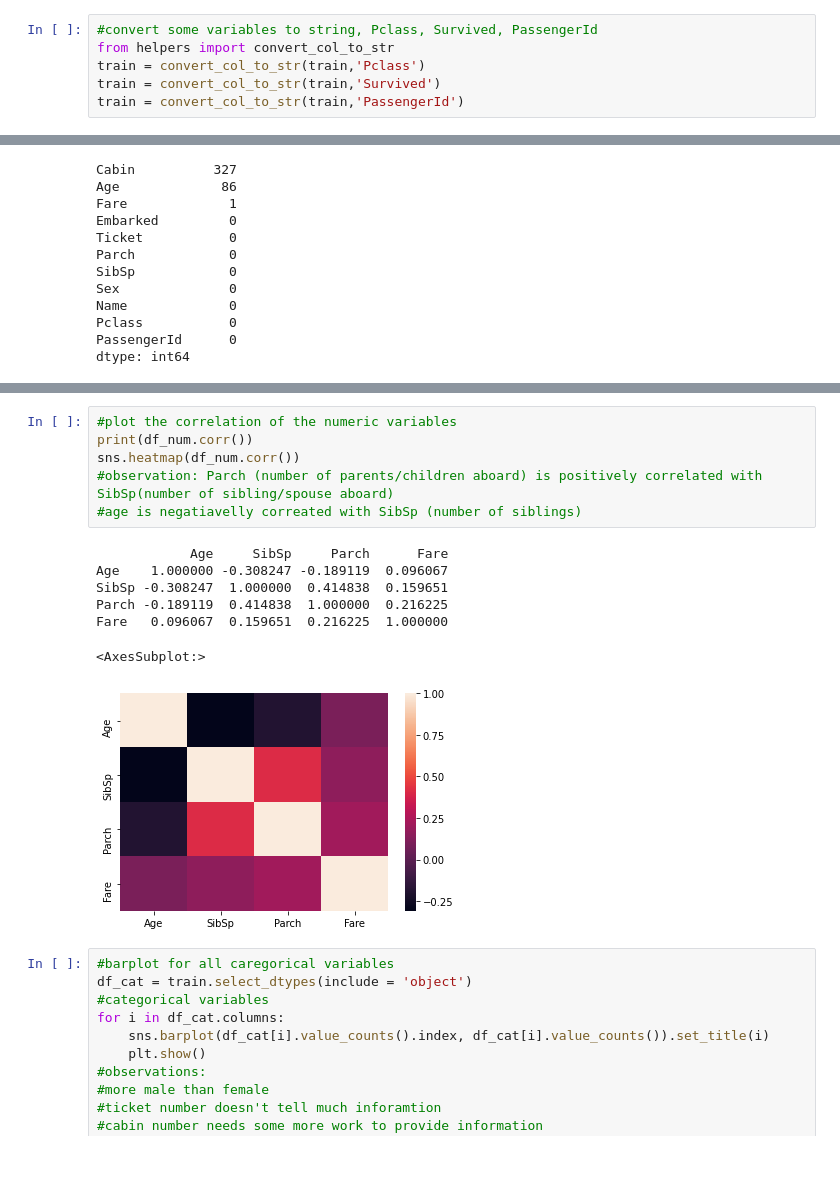
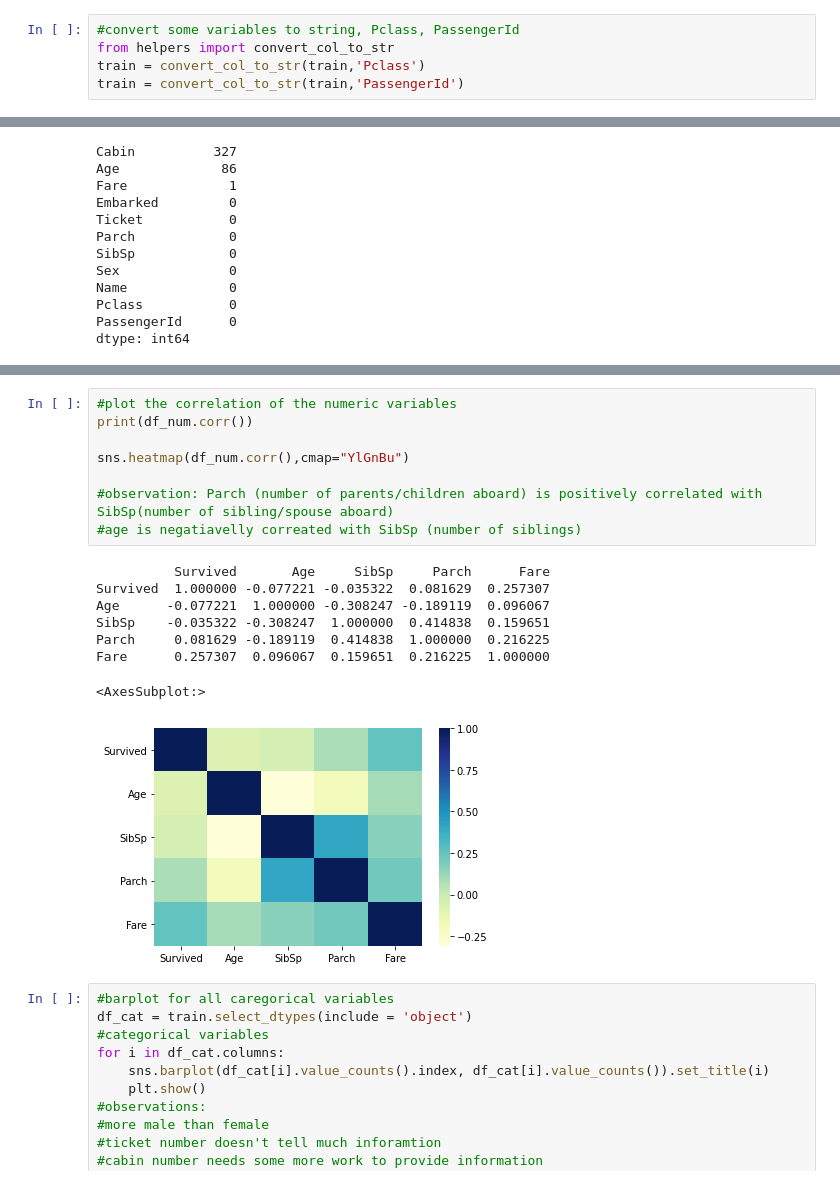
Before and after one commit to sindhri/titanic, a Jupyter notebook: titanic_EDA.ipynb, the cells around one changed output, grey strips where cells are left out. Cells and saved outputs as stored; diff of their text form.

Commit message:
added images

```diff
--- a/titanic_EDA.ipynb
+++ b/titanic_EDA.ipynb
@@ -77,10 +77,9 @@ train_test     891 non-null int64
 dtypes: float64(2), int64(6), object(5)
 memory usage: 90.6+ KB
 # %%
-#convert some variables to string, Pclass, Survived, PassengerId
+#convert some variables to string, Pclass, PassengerId
 from helpers import convert_col_to_str
 train = convert_col_to_str(train,'Pclass')
-train = convert_col_to_str(train,'Survived')
 train = convert_col_to_str(train,'PassengerId')
 # %%
 train.describe(include='all')
@@ -149,17 +149,20 @@ for i in df_num.columns:
 # %%
 #plot the correlation of the numeric variables
 print(df_num.corr())
-sns.heatmap(df_num.corr())
+
+sns.heatmap(df_num.corr(),cmap="YlGnBu")
+
 #observation: Parch (number of parents/children aboard) is positively correlated with SibSp(number of sibling/spouse aboard)
 #age is negatiavelly correated with SibSp (number of siblings)
 # %% [output]
-            Age     SibSp     Parch      Fare
-Age    1.000000 -0.308247 -0.189119  0.096067
-SibSp -0.308247  1.000000  0.414838  0.159651
-Parch -0.189119  0.414838  1.000000  0.216225
-Fare   0.096067  0.159651  0.216225  1.000000
+          Survived       Age     SibSp     Parch      Fare
+Survived  1.000000 -0.077221 -0.035322  0.081629  0.257307
+Age      -0.077221  1.000000 -0.308247 -0.189119  0.096067
+SibSp    -0.035322 -0.308247  1.000000  0.414838  0.159651
+Parch     0.081629 -0.189119  0.414838  1.000000  0.216225
+Fare      0.257307  0.096067  0.159651  0.216225  1.000000
 <AxesSubplot:>
-[figure, old version]
+[figure, new version]
 # %%
 #barplot for all caregorical variables
 df_cat = train.select_dtypes(include = 'object')
```
Also changed, not shown: parts of 19 cells of this notebook, 9 other files.
